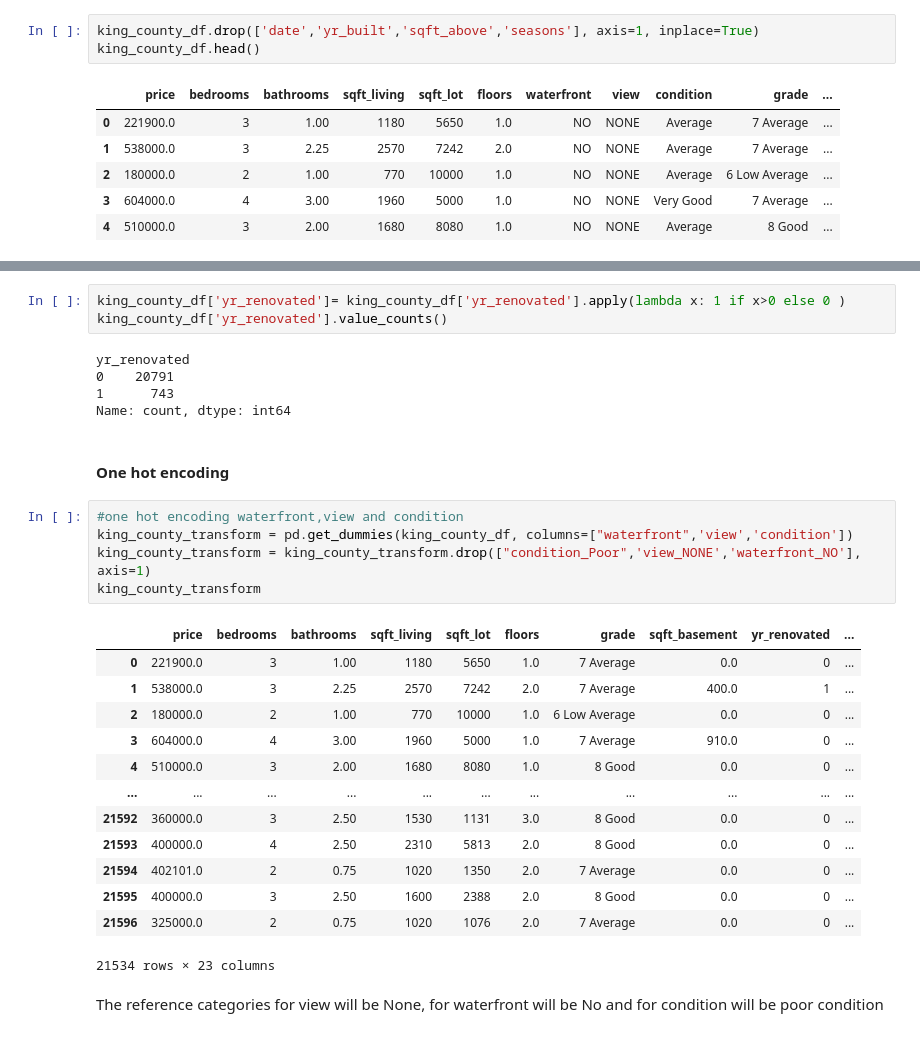
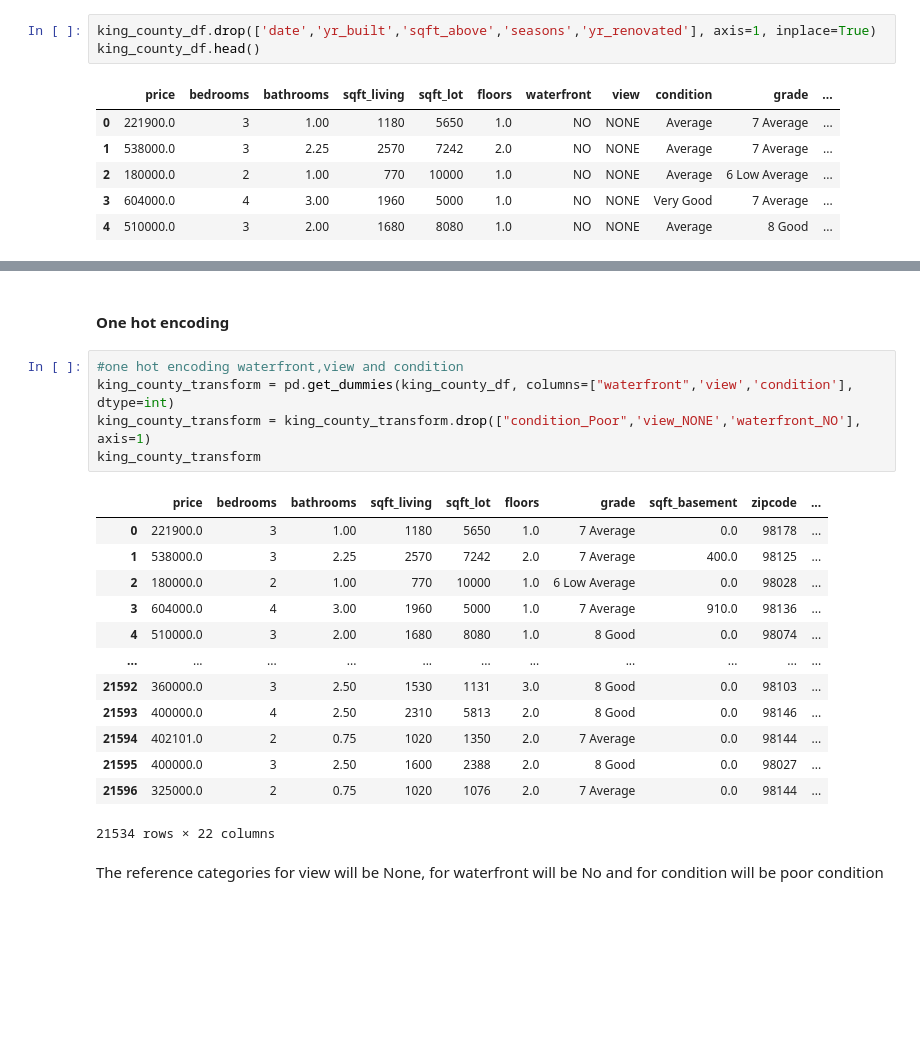
Before and after one commit to Judykoech/Phase2--Group1-Project, a Jupyter notebook: student.ipynb, the cells around one changed output, grey strips where cells are left out. Cells and saved outputs as stored; diff of their text form; blank space fills up the shorter version.

```diff
--- a/student.ipynb
+++ b/student.ipynb
@@ -1284,7 +1284,7 @@ high_correlation_pairs(king_county_df)
 * The above pairs are the most highly collerated to each other.
 * Therefore adding all those variables will bring about multicollinearity in the model so we will drop some of them.
 # %%
-king_county_df.drop(['date','yr_built','sqft_above','seasons'], axis=1, inplace=True)
+king_county_df.drop(['date','yr_built','sqft_above','seasons','yr_renovated'], axis=1, inplace=True)
 king_county_df.head()
 # %% [output]
 |  | price | bedrooms | bathrooms | sqft_living | sqft_lot | floors | waterfront | view | condition | grade | ... |
@@ -1316,32 +1296,24 @@ memory usage: 3.0+ MB
-# %%
-king_county_df['yr_renovated']= king_county_df['yr_renovated'].apply(lambda x: 1 if x>0 else 0 )
-king_county_df['yr_renovated'].value_counts()
-# %% [output]
-yr_renovated
-0    20791
-1      743
-Name: count, dtype: int64
 # %% [markdown]
 #### One hot encoding
 # %%
 #one hot encoding waterfront,view and condition
-king_county_transform = pd.get_dummies(king_county_df, columns=["waterfront",'view','condition'])
+king_county_transform = pd.get_dummies(king_county_df, columns=["waterfront",'view','condition'], dtype=int)
 king_county_transform = king_county_transform.drop(["condition_Poor",'view_NONE','waterfront_NO'], axis=1)
 king_county_transform
 # %% [output]
-|  | price | bedrooms | bathrooms | sqft_living | sqft_lot | floors | grade | sqft_basement | yr_renovated | ... |
-| 0 | 221900.0 | 3 | 1.00 | 1180 | 5650 | 1.0 | 7 Average | 0.0 | 0 | ... |
-| 1 | 538000.0 | 3 | 2.25 | 2570 | 7242 | 2.0 | 7 Average | 400.0 | 1 | ... |
-| 2 | 180000.0 | 2 | 1.00 | 770 | 10000 | 1.0 | 6 Low Average | 0.0 | 0 | ... |
-| 3 | 604000.0 | 4 | 3.00 | 1960 | 5000 | 1.0 | 7 Average | 910.0 | 0 | ... |
-| 4 | 510000.0 | 3 | 2.00 | 1680 | 8080 | 1.0 | 8 Good | 0.0 | 0 | ... |
+|  | price | bedrooms | bathrooms | sqft_living | sqft_lot | floors | grade | sqft_basement | zipcode | ... |
+| 0 | 221900.0 | 3 | 1.00 | 1180 | 5650 | 1.0 | 7 Average | 0.0 | 98178 | ... |
+| 1 | 538000.0 | 3 | 2.25 | 2570 | 7242 | 2.0 | 7 Average | 400.0 | 98125 | ... |
+| 2 | 180000.0 | 2 | 1.00 | 770 | 10000 | 1.0 | 6 Low Average | 0.0 | 98028 | ... |
+| 3 | 604000.0 | 4 | 3.00 | 1960 | 5000 | 1.0 | 7 Average | 910.0 | 98136 | ... |
+| 4 | 510000.0 | 3 | 2.00 | 1680 | 8080 | 1.0 | 8 Good | 0.0 | 98074 | ... |
 | ... | ... | ... | ... | ... | ... | ... | ... | ... | ... | ... |
-| 21592 | 360000.0 | 3 | 2.50 | 1530 | 1131 | 3.0 | 8 Good | 0.0 | 0 | ... |
-| 21593 | 400000.0 | 4 | 2.50 | 2310 | 5813 | 2.0 | 8 Good | 0.0 | 0 | ... |
-| 21594 | 402101.0 | 2 | 0.75 | 1020 | 1350 | 2.0 | 7 Average | 0.0 | 0 | ... |
-| 21595 | 400000.0 | 3 | 2.50 | 1600 | 2388 | 2.0 | 8 Good | 0.0 | 0 | ... |
-| 21596 | 325000.0 | 2 | 0.75 | 1020 | 1076 | 2.0 | 7 Average | 0.0 | 0 | ... |
+| 21592 | 360000.0 | 3 | 2.50 | 1530 | 1131 | 3.0 | 8 Good | 0.0 | 98103 | ... |
+| 21593 | 400000.0 | 4 | 2.50 | 2310 | 5813 | 2.0 | 8 Good | 0.0 | 98146 | ... |
+| 21594 | 402101.0 | 2 | 0.75 | 1020 | 1350 | 2.0 | 7 Average | 0.0 | 98144 | ... |
+| 21595 | 400000.0 | 3 | 2.50 | 1600 | 2388 | 2.0 | 8 Good | 0.0 | 98027 | ... |
+| 21596 | 325000.0 | 2 | 0.75 | 1020 | 1076 | 2.0 | 7 Average | 0.0 | 98144 | ... |
-21534 rows × 23 columns
+21534 rows × 22 columns
 # %% [markdown]
 The reference categories for view will be None, for waterfront will be No and for condition will be poor condition
 # %% [markdown]
```
Also changed, not shown: parts of 52 cells of this notebook.
